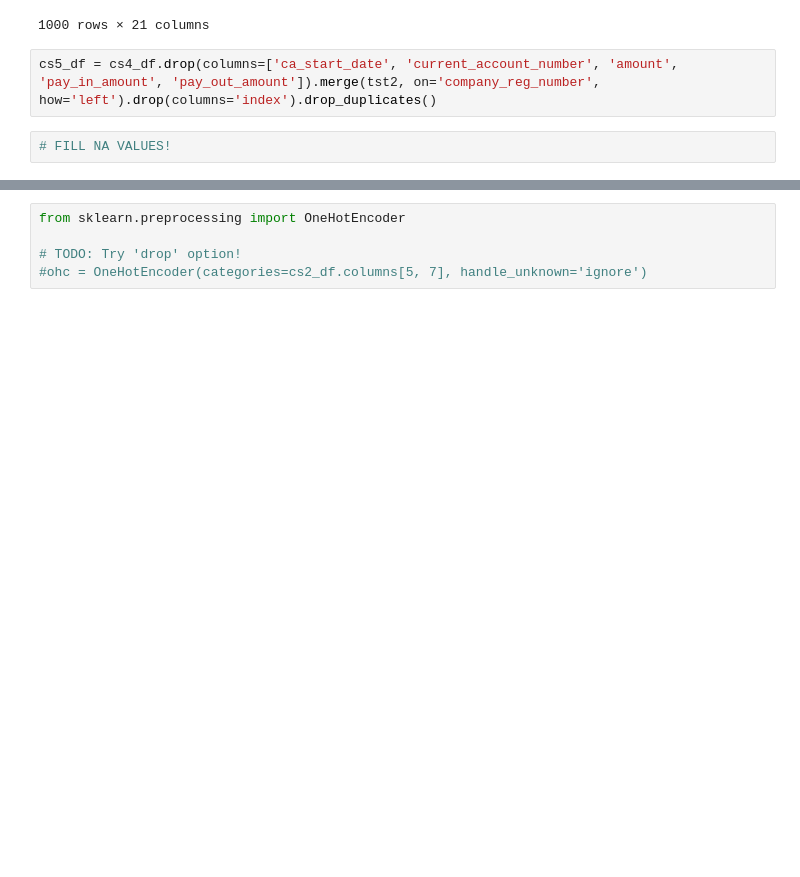
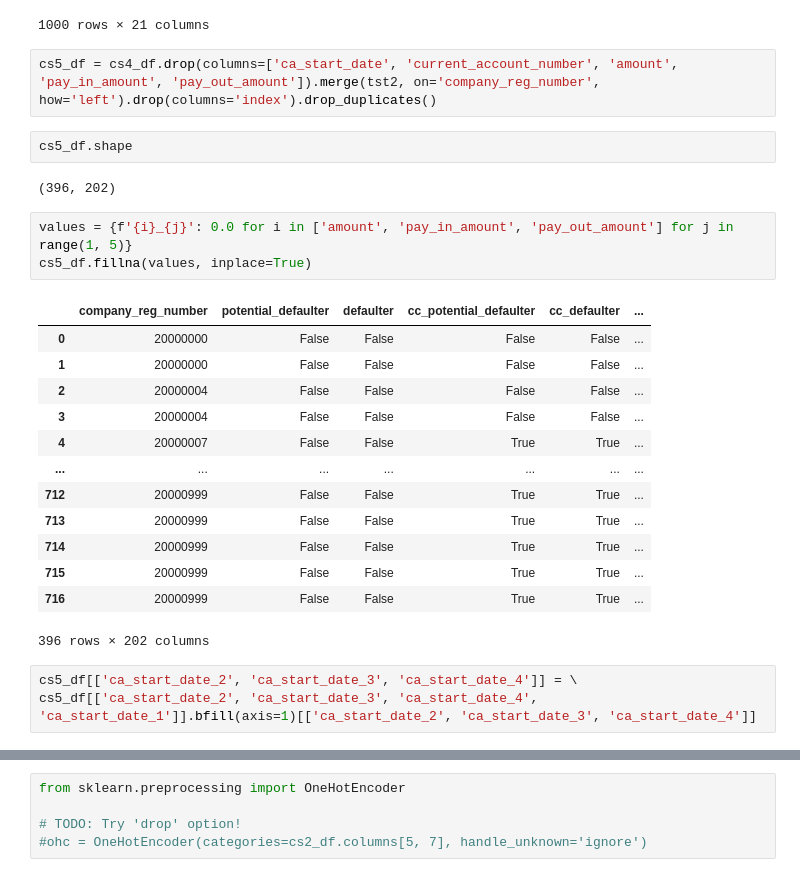
Before and after one commit to floatn/QML-for-finance, a Jupyter notebook: qml_code.ipynb, the cells around one changed output, grey strips where cells are left out. Cells and saved outputs as stored; diff of their text form; blank space fills up the shorter version.

```diff
--- a/qml_code.ipynb
+++ b/qml_code.ipynb
@@ -1801,5 +1801,27 @@ tst2.reset_index()
 1000 rows × 21 columns
 # %%
 cs5_df = cs4_df.drop(columns=['ca_start_date', 'current_account_number', 'amount', 'pay_in_amount', 'pay_out_amount']).merge(tst2, on='company_reg_number', how='left').drop(columns='index').drop_duplicates()
+# %%
+cs5_df.shape
+# %% [output]
+(396, 202)
 # %%
-# FILL NA VALUES!
+values = {f'{i}_{j}': 0.0 for i in ['amount', 'pay_in_amount', 'pay_out_amount'] for j in range(1, 5)}
+cs5_df.fillna(values, inplace=True)
+# %% [output]
+|  | company_reg_number | potential_defaulter | defaulter | cc_potential_defaulter | cc_defaulter | ... |
+| 0 | 20000000 | False | False | False | False | ... |
+| 1 | 20000000 | False | False | False | False | ... |
+| 2 | 20000004 | False | False | False | False | ... |
+| 3 | 20000004 | False | False | False | False | ... |
+| 4 | 20000007 | False | False | True | True | ... |
+| ... | ... | ... | ... | ... | ... | ... |
+| 712 | 20000999 | False | False | True | True | ... |
+| 713 | 20000999 | False | False | True | True | ... |
+| 714 | 20000999 | False | False | True | True | ... |
+| 715 | 20000999 | False | False | True | True | ... |
+| 716 | 20000999 | False | False | True | True | ... |
+396 rows × 202 columns
+# %%
+cs5_df[['ca_start_date_2', 'ca_start_date_3', 'ca_start_date_4']] = \
+cs5_df[['ca_start_date_2', 'ca_start_date_3', 'ca_start_date_4', 'ca_start_date_1']].bfill(axis=1)[['ca_start_date_2', 'ca_start_date_3', 'ca_start_date_4']]
```
Also changed, not shown: parts of 2 cells of this notebook.
